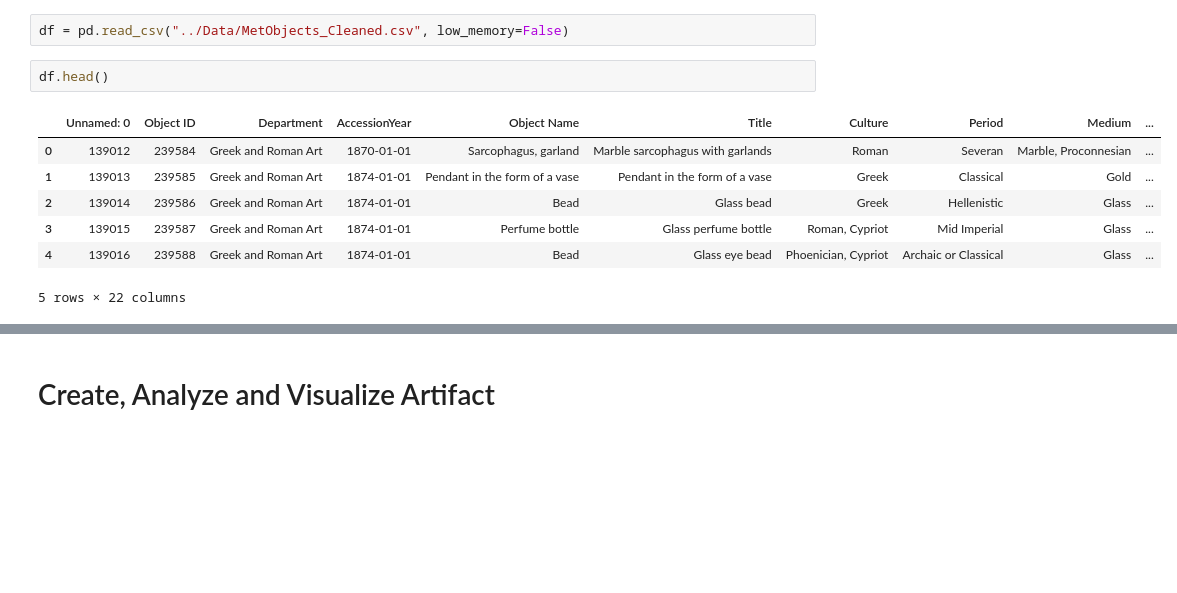
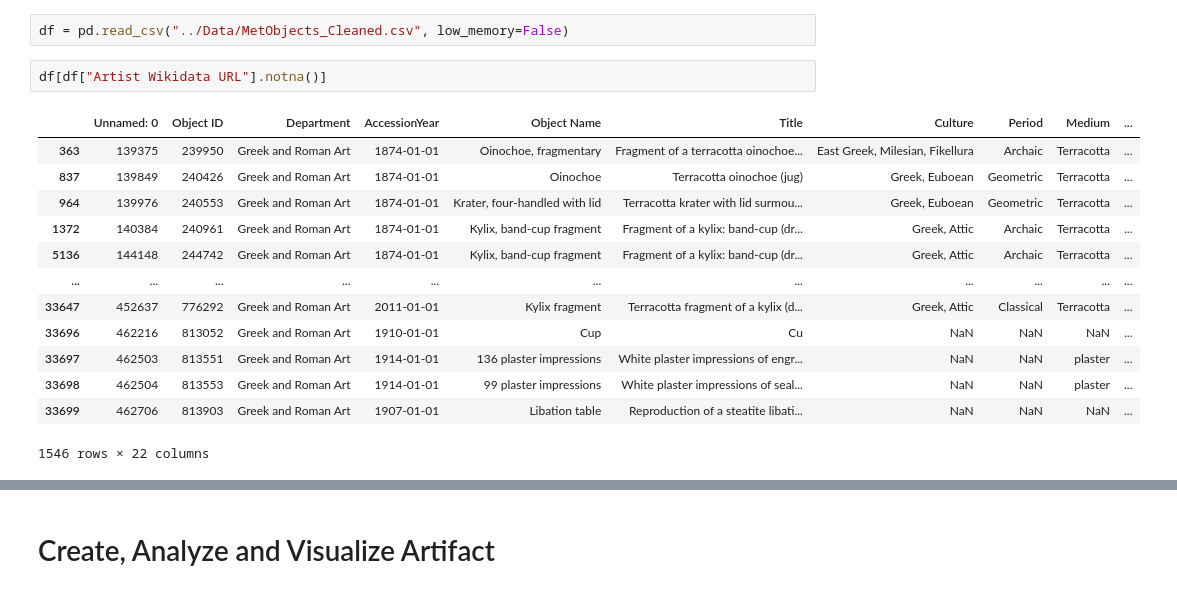
Before and after one commit to BeneWim/ACTHProject, a Jupyter notebook: 01_Notebooks/artifact_test.ipynb, the cells around one changed output, grey strips where cells are left out. Cells and saved outputs as stored; diff of their text form; blank space fills up the shorter version.

```diff
--- a/01_Notebooks/artifact_test.ipynb
+++ b/01_Notebooks/artifact_test.ipynb
@@ -13,12 +16,18 @@ from Classes.utils import visualize_rdf_graph
 # %%
 df = pd.read_csv("../Data/MetObjects_Cleaned.csv", low_memory=False)
 # %%
-df.head()
+df[df["Artist Wikidata URL"].notna()]
 # %% [output]
 |  | Unnamed: 0 | Object ID | Department | AccessionYear | Object Name | Title | Culture | Period | Medium | ... |
-| 0 | 139012 | 239584 | Greek and Roman Art | 1870-01-01 | Sarcophagus, garland | Marble sarcophagus with garlands | Roman | Severan | Marble, Proconnesian | ... |
-| 1 | 139013 | 239585 | Greek and Roman Art | 1874-01-01 | Pendant in the form of a vase | Pendant in the form of a vase | Greek | Classical | Gold | ... |
-| 2 | 139014 | 239586 | Greek and Roman Art | 1874-01-01 | Bead | Glass bead | Greek | Hellenistic | Glass | ... |
-| 3 | 139015 | 239587 | Greek and Roman Art | 1874-01-01 | Perfume bottle | Glass perfume bottle | Roman, Cypriot | Mid Imperial | Glass | ... |
-| 4 | 139016 | 239588 | Greek and Roman Art | 1874-01-01 | Bead | Glass eye bead | Phoenician, Cypriot | Archaic or Classical | Glass | ... |
+| 363 | 139375 | 239950 | Greek and Roman Art | 1874-01-01 | Oinochoe, fragmentary | Fragment of a terracotta oinochoe... | East Greek, Milesian, Fikellura | Archaic | Terracotta | ... |
+| 837 | 139849 | 240426 | Greek and Roman Art | 1874-01-01 | Oinochoe | Terracotta oinochoe (jug) | Greek, Euboean | Geometric | Terracotta | ... |
+| 964 | 139976 | 240553 | Greek and Roman Art | 1874-01-01 | Krater, four-handled with lid | Terracotta krater with lid surmou... | Greek, Euboean | Geometric | Terracotta | ... |
+| 1372 | 140384 | 240961 | Greek and Roman Art | 1874-01-01 | Kylix, band-cup fragment | Fragment of a kylix: band-cup (dr... | Greek, Attic | Archaic | Terracotta | ... |
+| 5136 | 144148 | 244742 | Greek and Roman Art | 1874-01-01 | Kylix, band-cup fragment | Fragment of a kylix: band-cup (dr... | Greek, Attic | Archaic | Terracotta | ... |
+| ... | ... | ... | ... | ... | ... | ... | ... | ... | ... | ... |
+| 33647 | 452637 | 776292 | Greek and Roman Art | 2011-01-01 | Kylix fragment | Terracotta fragment of a kylix (d... | Greek, Attic | Classical | Terracotta | ... |
+| 33696 | 462216 | 813052 | Greek and Roman Art | 1910-01-01 | Cup | Cu | NaN | NaN | NaN | ... |
+| 33697 | 462503 | 813551 | Greek and Roman Art | 1914-01-01 | 136 plaster impressions | White plaster impressions of engr... | NaN | NaN | plaster | ... |
+| 33698 | 462504 | 813553 | Greek and Roman Art | 1914-01-01 | 99 plaster impressions | White plaster impressions of seal... | NaN | NaN | plaster | ... |
+| 33699 | 462706 | 813903 | Greek and Roman Art | 1907-01-01 | Libation table | Reproduction of a steatite libati... | NaN | NaN | NaN | ... |
-5 rows × 22 columns
+1546 rows × 22 columns
```
Also changed, not shown: parts of 6 cells of this notebook, 4 other files.
